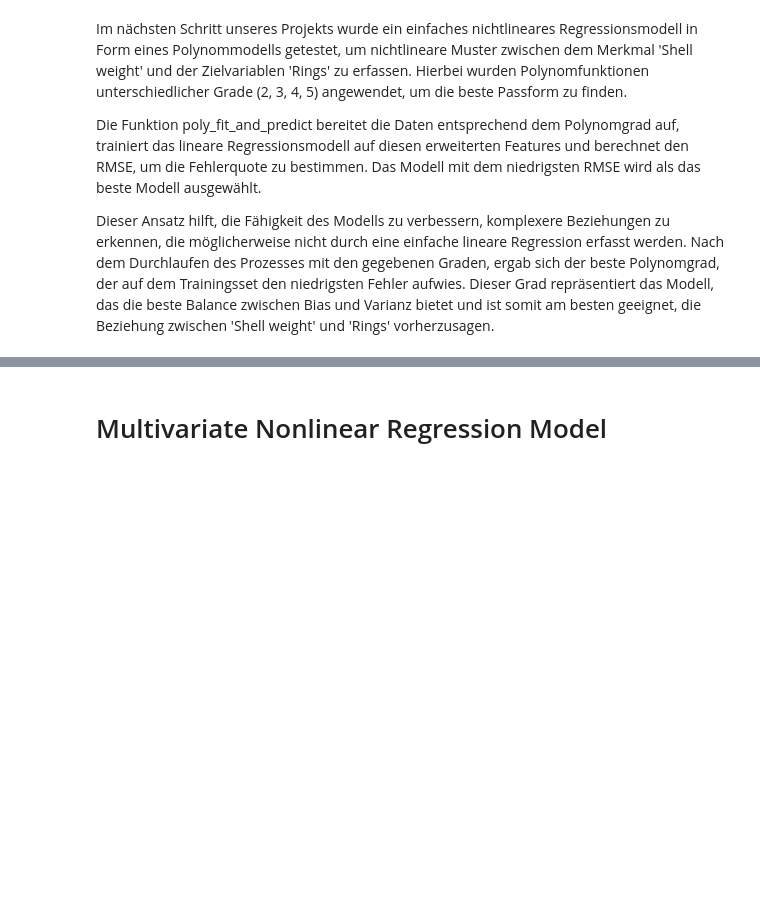
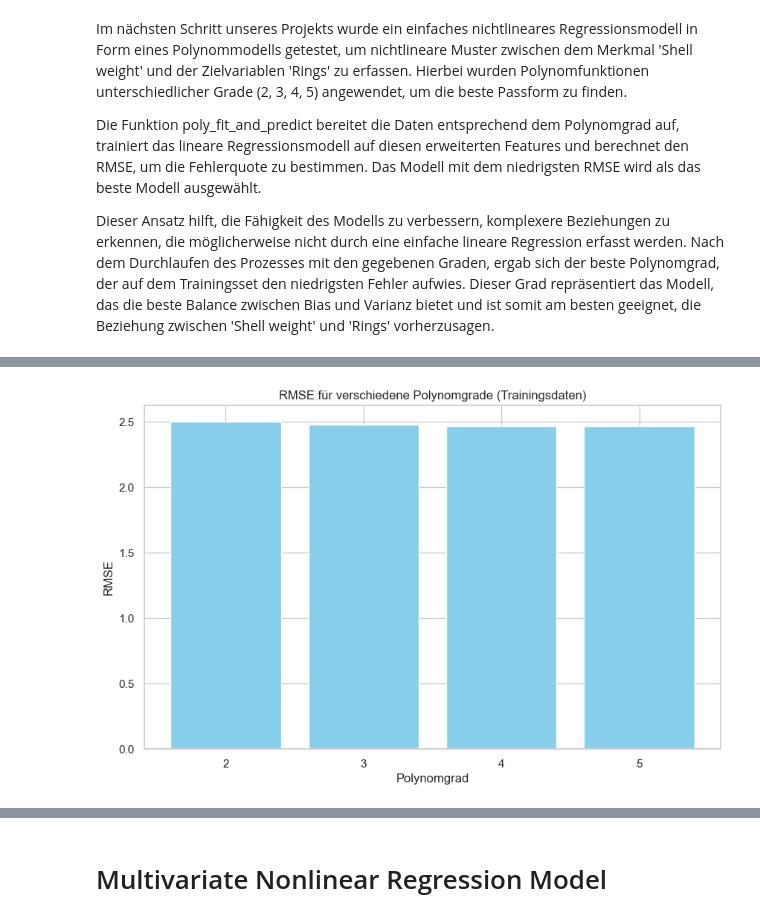
Before and after one commit to AbdulazizAl-Surabi/AbaloneAgePredictor, a Jupyter notebook: abalone_age_pre/src/Abalone _Age-checkpoint.ipynb, the cells around one changed output, grey strips where cells are left out. Saved outputs shown, nothing was run; the diff lists cells and outputs as text; code cells hidden in the pictures; blank space fills up the shorter version.

```diff
--- a/abalone_age_pre/src/Abalone _Age-checkpoint.ipynb
+++ b/abalone_age_pre/src/Abalone _Age-checkpoint.ipynb
@@ -475,19 +443,0 @@ Das Balkendiagramm stellt den RMSE für verschiedene Polynomgrade dar. Die Stabi
-# %%
-# RMSE für jedes Polynommodell auf dem Trainingsset berechnen und visualisieren
-train_errors = []
-degrees = [2, 3, 4, 5]
-for degree in degrees:
-    poly_features = PolynomialFeatures(degree=degree)
-    x_poly_train = poly_features.fit_transform(X_train['Shell weight'].values.reshape(-1, 1))
-    model = LinearRegression()
-    model.fit(x_poly_train, y_train)
-    y_poly_pred = model.predict(x_poly_train)
-    error = sqrt(mean_squared_error(y_train, y_poly_pred))
-    train_errors.append(error)
-
-
-plt.bar(degrees, train_errors, color='orange', width=0.5)
-plt.title("RMSE for Different Polynomial Degrees on Training Data")
-plt.xlabel("Degree of polynomial")
-plt.ylabel("RMSE")
-plt.show()
@@ -527,0 +444,66 @@ Die Säulengrafik veranschaulicht den RMSE für Polynommodelle verschiedener Gra
+# %%
+from sklearn.preprocessing import PolynomialFeatures
+from sklearn.metrics import mean_squared_error
+from sklearn.linear_model import LinearRegression
+import matplotlib.pyplot as plt
+import numpy as np
+import pandas as pd
+
+# Annahme: X_train, X_test sind die Features und y_train, y_test sind die Zielvariablen.
+
+def predict_and_evaluate(X, y):
+    degrees = [2, 3, 4, 5]
+    errors = []
+    predictions_dict = {}
+    for degree in degrees:
+        poly_features = PolynomialFeatures(degree=degree)
+        X_poly = poly_features.fit_transform(X)
+        model = LinearRegression()
+        model.fit(X_poly, y)
+        predictions = model.predict(X_poly)
+        rmse = sqrt(mean_squared_error(y, predictions))
+        errors.append(rmse)
+        predictions_dict[degree] = predictions
+    return errors, predictions_dict
+
+# RMSE für verschiedene Polynomgrade berechnen
+errors_train, predictions_train_dict = predict_and_evaluate(X_train[['Shell weight']], y_train)
+errors_test, predictions_test_dict = predict_and_evaluate(X_test[['Shell weight']], y_test)
+
+# RMSE vs. Polynomgrad plotten
+def plot_rmse(degrees, errors, dataset_label):
+    plt.figure(figsize=(10, 6))
+    plt.bar(degrees, errors, color='skyblue')
+    plt.xlabel('Polynomgrad')
+    plt.ylabel('RMSE')
+    plt.title(f'RMSE für verschiedene Polynomgrade ({dataset_label})')
+    plt.xticks(degrees)
+    plt.show()
+
+plot_rmse([2, 3, 4, 5], errors_train, 'Trainingsdaten')
+plot_rmse([2, 3, 4, 5], errors_test, 'Testdaten')
+
+# Besten Fit auf Trainingsdaten plotten
+plt.figure(figsize=(10, 6))
+plt.scatter(X_train['Shell weight'], y_train, color='lightblue', label='Tatsächlich', alpha=0.5)
+sorted_indices = np.argsort(X_train['Shell weight'])
+plt.plot(X_train['Shell weight'].iloc[sorted_indices], predictions_train_dict[best_degree][sorted_indices], color='darkblue', label='Vorhersage', alpha=0.5)
+plt.legend()
+plt.xlabel('Shell weight')
+plt.ylabel('Rings')
+plt.title('Best Fit auf Trainingsdaten')
+plt.grid(True, linestyle='--', alpha=0.7)
+plt.show()
+
+# Vorhergesagte vs. tatsächliche Ringe auf Testdaten plotten
+plt.figure(figsize=(10, 6))
+plt.scatter(y_test, predictions_test_dict[best_degree], color='salmon', alpha=0.5, label='Vorhersagen')
+plt.xlabel('Tatsächliche Ringe')
+plt.ylabel('Vorhergesagte Ringe')
+plt.title('Vorhersage vs. Tatsächlich auf Testdaten')
+plt.plot([y_test.min(), y_test.max()], [y_test.min(), y_test.max()], 'k--', label='Ideale Linie')
+plt.legend()
+plt.grid(True, linestyle='--', alpha=0.7)
+plt.show()
+# %% [output]
+[figure, added]
```
Also changed, not shown: parts of 21 cells of this notebook.
